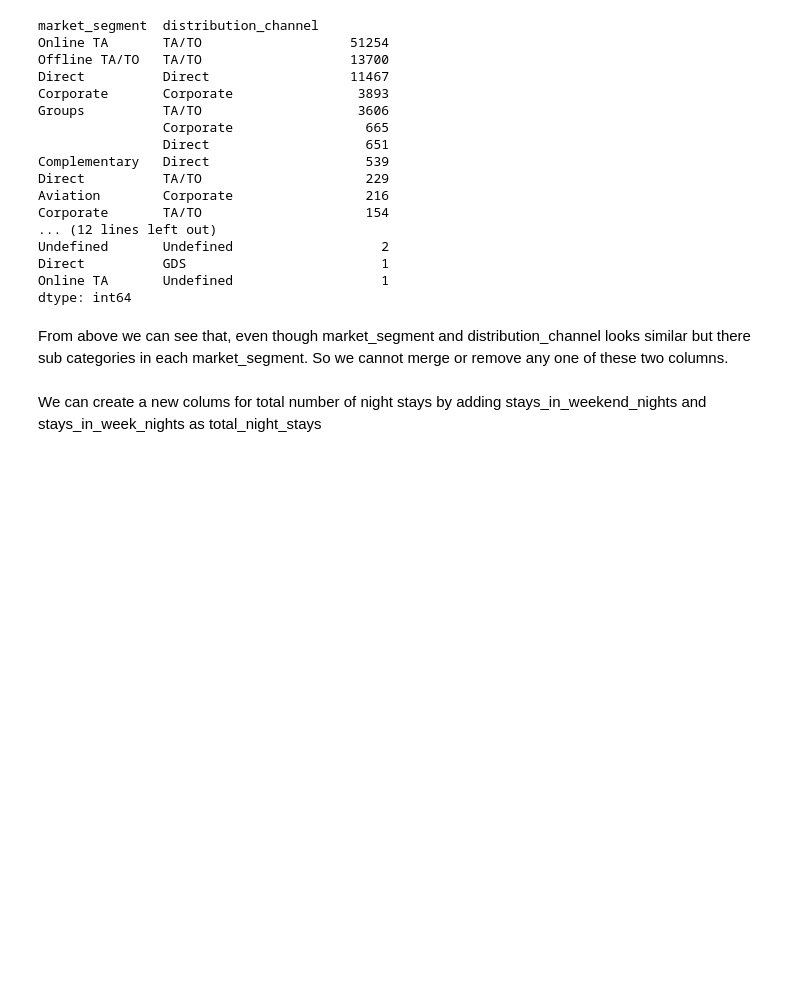
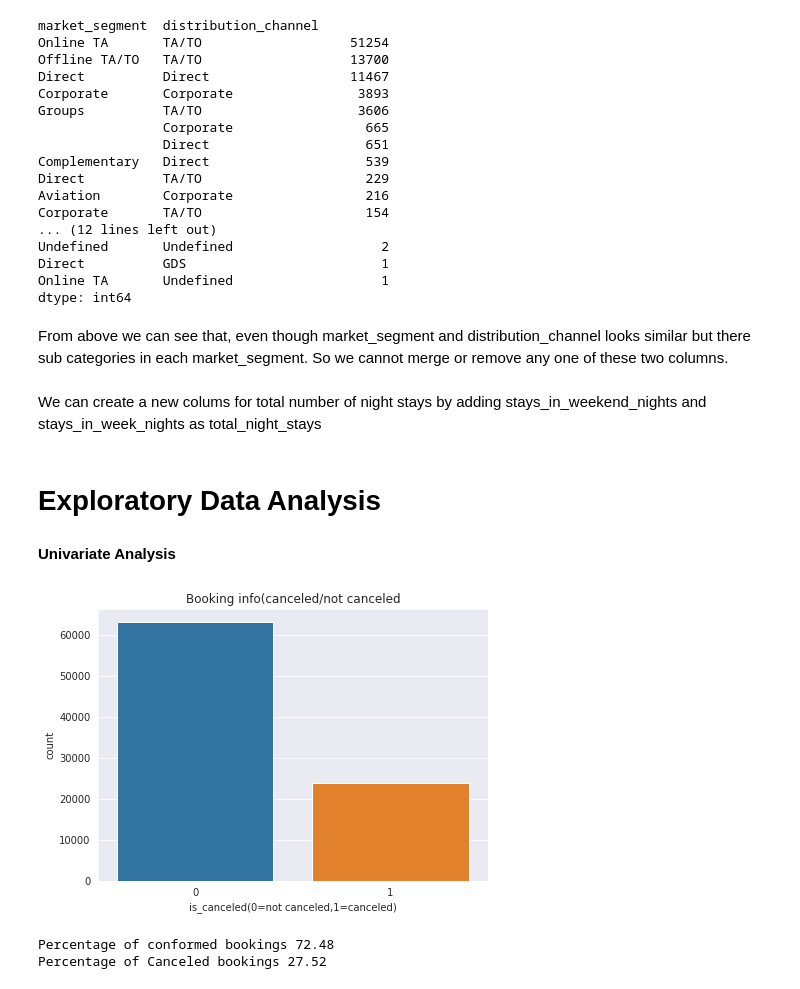
Before and after one commit to pavan-potnuru/hotel-booking-analysis-team-repository, a Jupyter notebook: Hotel_Booking_Analysis_Capstone_Project.ipynb, the cells around one changed output. Drawn from its saved outputs; the diff is of its cells as text; code cells hidden in the pictures; blank space fills up the shorter version.

```diff
--- a/Hotel_Booking_Analysis_Capstone_Project.ipynb
+++ b/Hotel_Booking_Analysis_Capstone_Project.ipynb
@@ -269,6 +273,21 @@ We can create a new colums for total number of night stays by adding stays_in_we
 # %%
 #creating new column for total night stays
 new_df['total_night_stays'] = new_df['stays_in_week_nights']+new_df['stays_in_weekend_nights']
+# %%
+lead_time_months =new_df['lead_time'] // 30
+lead_time_months.value_counts() / len(new_df)
+new_df['lead_time_month'] = new_df['lead_time'] // 30
+# %%
+def cancellation(row):
+    if (row['previous_cancellations'] == 0):
+        return 0
+    else :
+        return 1
+
+new_df['is_previously_cancelled'] = new_df.apply(cancellation, axis = 1)
+# %%
+#creating new column for total night stays
+new_df['kids'] = new_df['babies']+new_df['children']
 # %%
 #creating new column for total number of people
 new_df['total_people'] = new_df['babies']+new_df['children']+new_df['adults']
@@ -278,3 +297,5 @@ new_df[['children', 'company', 'agent','total_people']] = new_df[['children', 'c
 # %%
 #changing to date type from string
 new_df['reservation_status_date'] = pd.to_datetime(new_df['reservation_status_date'], format = '%Y-%m-%d')
+# %% [markdown]
+# **Exploratory Data Analysis**
@@ -280,0 +339,17 @@ new_df['reservation_status_date'] = pd.to_datetime(new_df['reservation_status_da
+# %% [markdown]
+**Univariate Analysis**
+# %%
+# is_canceled
+df1 = new_df['is_canceled']
+df1 = df1.value_counts()
+x=df1.index.values
+y=df1.values
+plot(x,y,x_label='is_canceled(0=not canceled,1=canceled)',y_label='count',title='Booking info(canceled/not canceled',figsize=(7,5),type='bar')
+no_of_confirmed_bookings = df1[0]
+no_of_canceled_bookings = df1[1]
+count_of_bookings = no_of_canceled_bookings+no_of_confirmed_bookings
+print(f'Percentage of conformed bookings {round((no_of_confirmed_bookings/count_of_bookings)*100,2)} \nPercentage of Canceled bookings {round((no_of_canceled_bookings/count_of_bookings)*100,2)}')
+# %% [output]
+[figure, added]
+Percentage of conformed bookings 72.48
+Percentage of Canceled bookings 27.52
```
Also changed, not shown: parts of 26 cells of this notebook.
